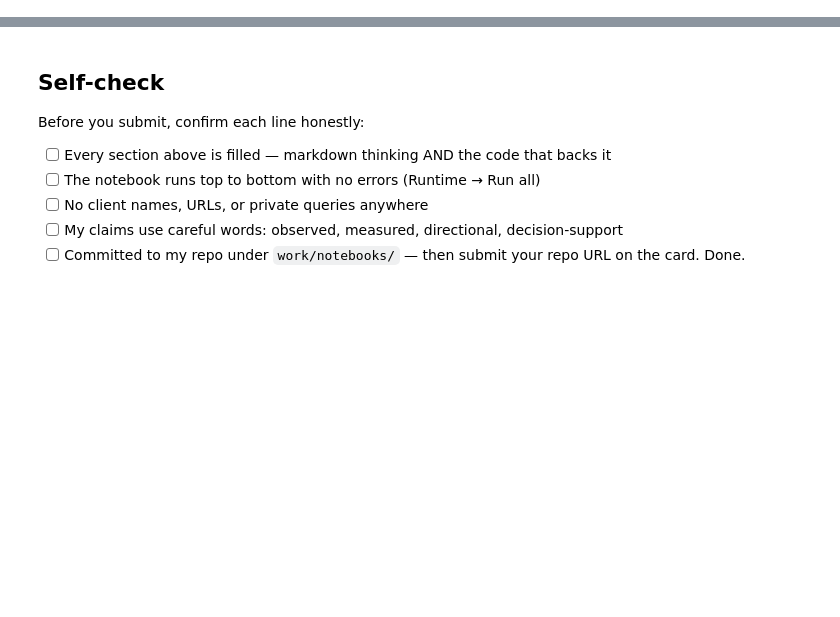
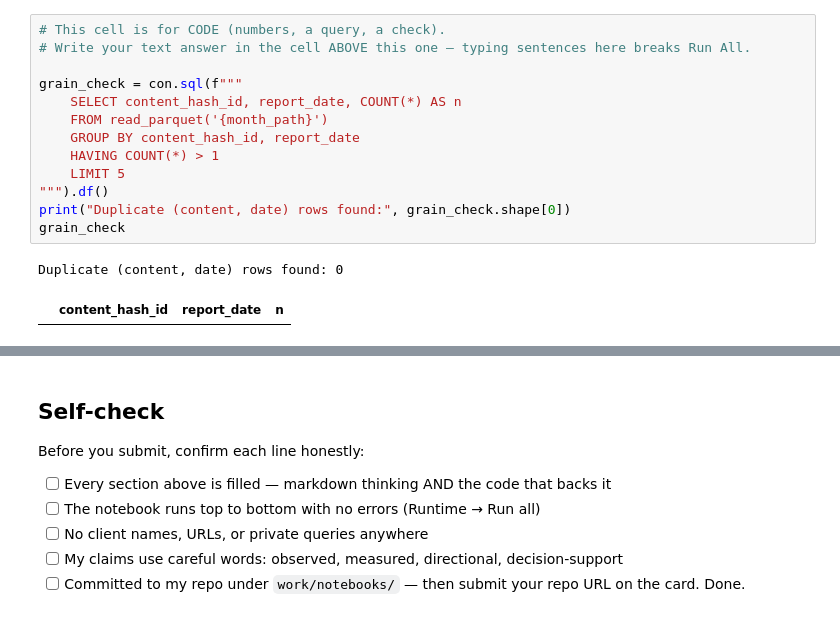
Before and after one commit to Hussainhhgh/flyrank-ml-internship, a Jupyter notebook: work/notebooks/w03_data_contract.ipynb, the cells around one changed output, grey strips where cells are left out. Cells and saved outputs as stored; diff of their text form; blank space fills up the shorter version.

```diff
--- a/work/notebooks/w03_data_contract.ipynb
+++ b/work/notebooks/w03_data_contract.ipynb
@@ -12,0 +48,16 @@ This skeleton is yours to fill. Work the sections **in order** — each one has
+# %%
+# This cell is for CODE (numbers, a query, a check).
+# Write your text answer in the cell ABOVE this one — typing sentences here breaks Run All.
+
+grain_check = con.sql(f"""
+    SELECT content_hash_id, report_date, COUNT(*) AS n
+    FROM read_parquet('{month_path}')
+    GROUP BY content_hash_id, report_date
+    HAVING COUNT(*) > 1
+    LIMIT 5
+""").df()
+print("Duplicate (content, date) rows found:", grain_check.shape[0])
+grain_check
+# %% [output]
+Duplicate (content, date) rows found: 0
+|  | content_hash_id | report_date | n |
```
Also changed, not shown: parts of 18 cells of this notebook.
